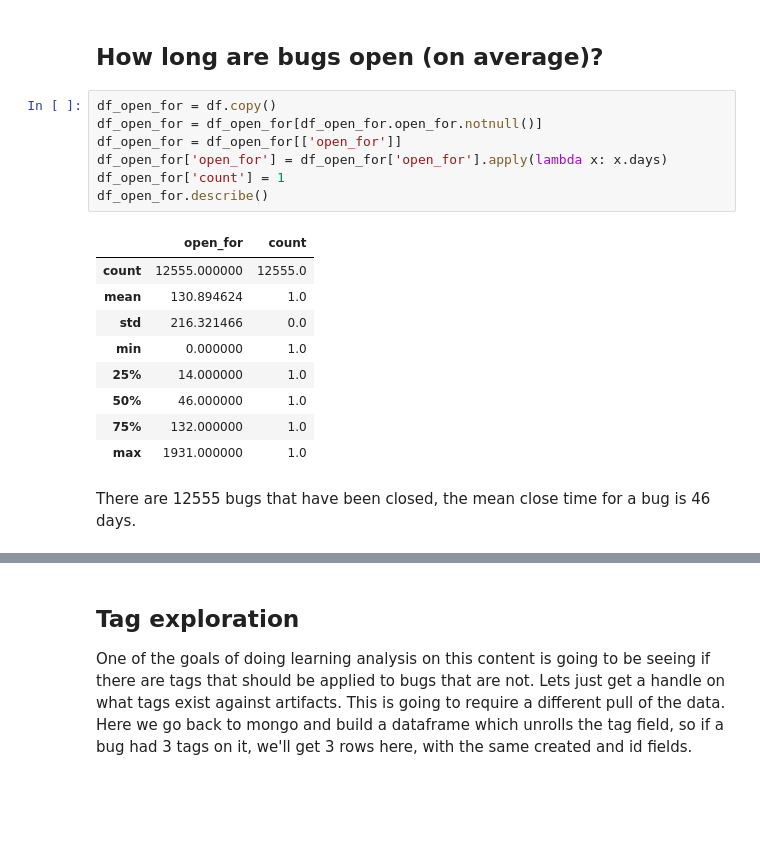
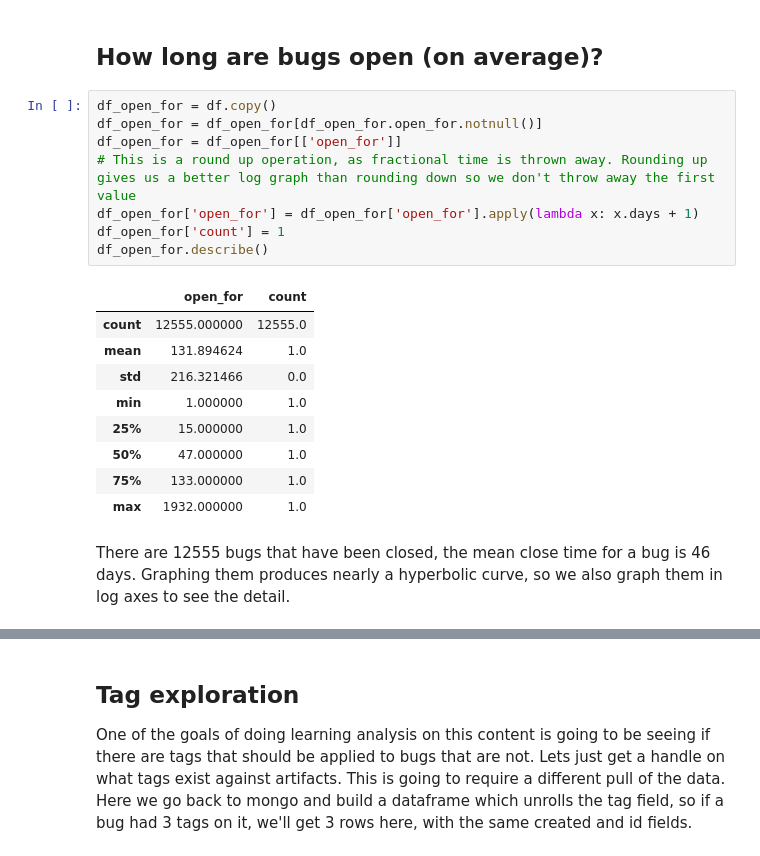
Before and after one commit to sdague/openstack-bugs-ml, a Jupyter notebook: Explore Nova Bugs.ipynb, the cells around one changed output, grey strips where cells are left out. Drawn from its saved outputs; the diff is of its cells as text; blank space fills up the shorter version.

Commit message:
update with new graphs

```diff
--- a/Explore Nova Bugs.ipynb
+++ b/Explore Nova Bugs.ipynb
@@ -185,19 +185,20 @@ ax_delta.plot(df_delta.index.to_pydatetime(), df_delta.id, 'ro')
 # %%
 df_open_for = df.copy()
 df_open_for = df_open_for[df_open_for.open_for.notnull()]
 df_open_for = df_open_for[['open_for']]
-df_open_for['open_for'] = df_open_for['open_for'].apply(lambda x: x.days)
+# This is a round up operation, as fractional time is thrown away. Rounding up gives us a better log graph than rounding down so we don't throw away the first value
+df_open_for['open_for'] = df_open_for['open_for'].apply(lambda x: x.days + 1)
 df_open_for['count'] = 1
 df_open_for.describe()
 # %% [output]
 |  | open_for | count |
 | count | 12555.000000 | 12555.0 |
-| mean | 130.894624 | 1.0 |
+| mean | 131.894624 | 1.0 |
 | std | 216.321466 | 0.0 |
-| min | 0.000000 | 1.0 |
-| 25% | 14.000000 | 1.0 |
-| 50% | 46.000000 | 1.0 |
-| 75% | 132.000000 | 1.0 |
-| max | 1931.000000 | 1.0 |
+| min | 1.000000 | 1.0 |
+| 25% | 15.000000 | 1.0 |
+| 50% | 47.000000 | 1.0 |
+| 75% | 133.000000 | 1.0 |
+| max | 1932.000000 | 1.0 |
 # %% [markdown]
-There are 12555 bugs that have been closed, the mean close time for a bug is 46 days.
+There are 12555 bugs that have been closed, the mean close time for a bug is 46 days. Graphing them produces nearly a hyperbolic curve, so we also graph them in log axes to see the detail.
```
Also changed, not shown: parts of 4 cells of this notebook.
